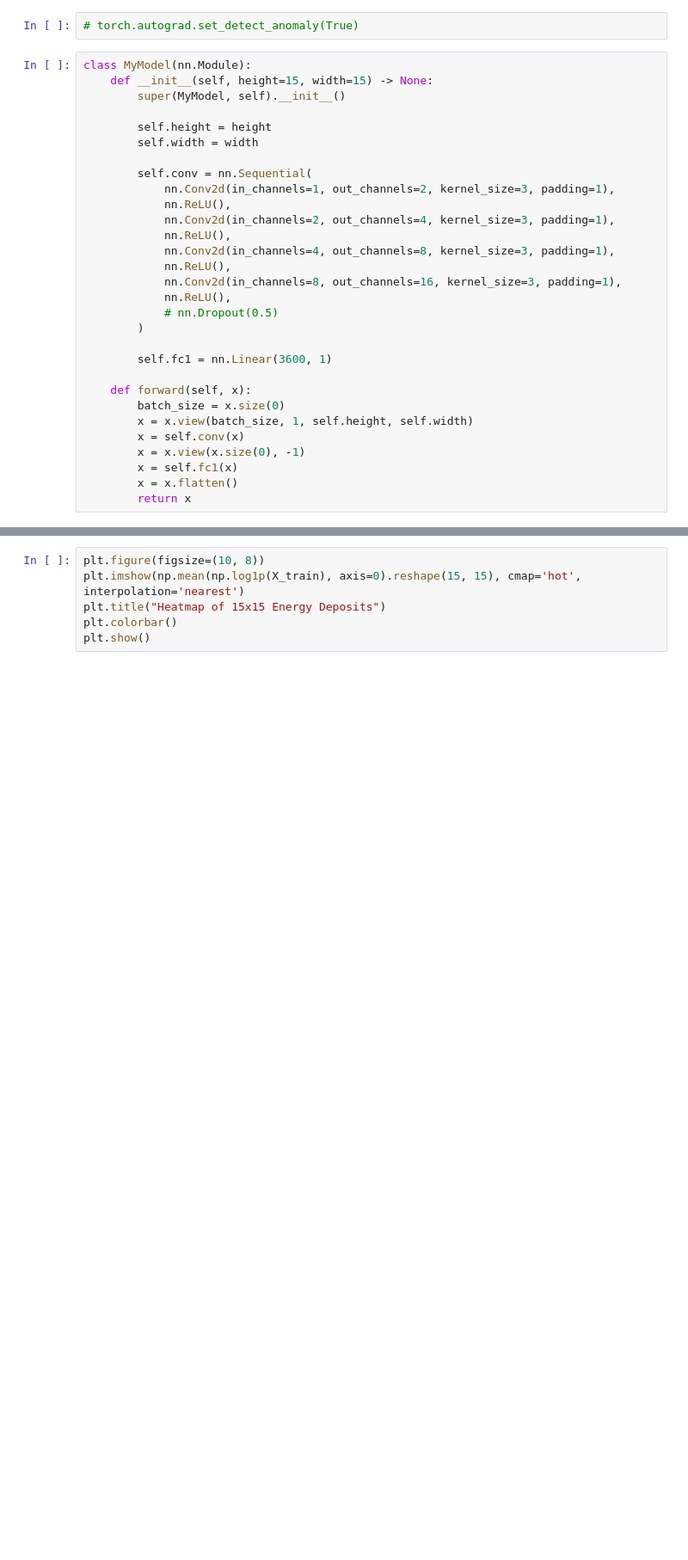
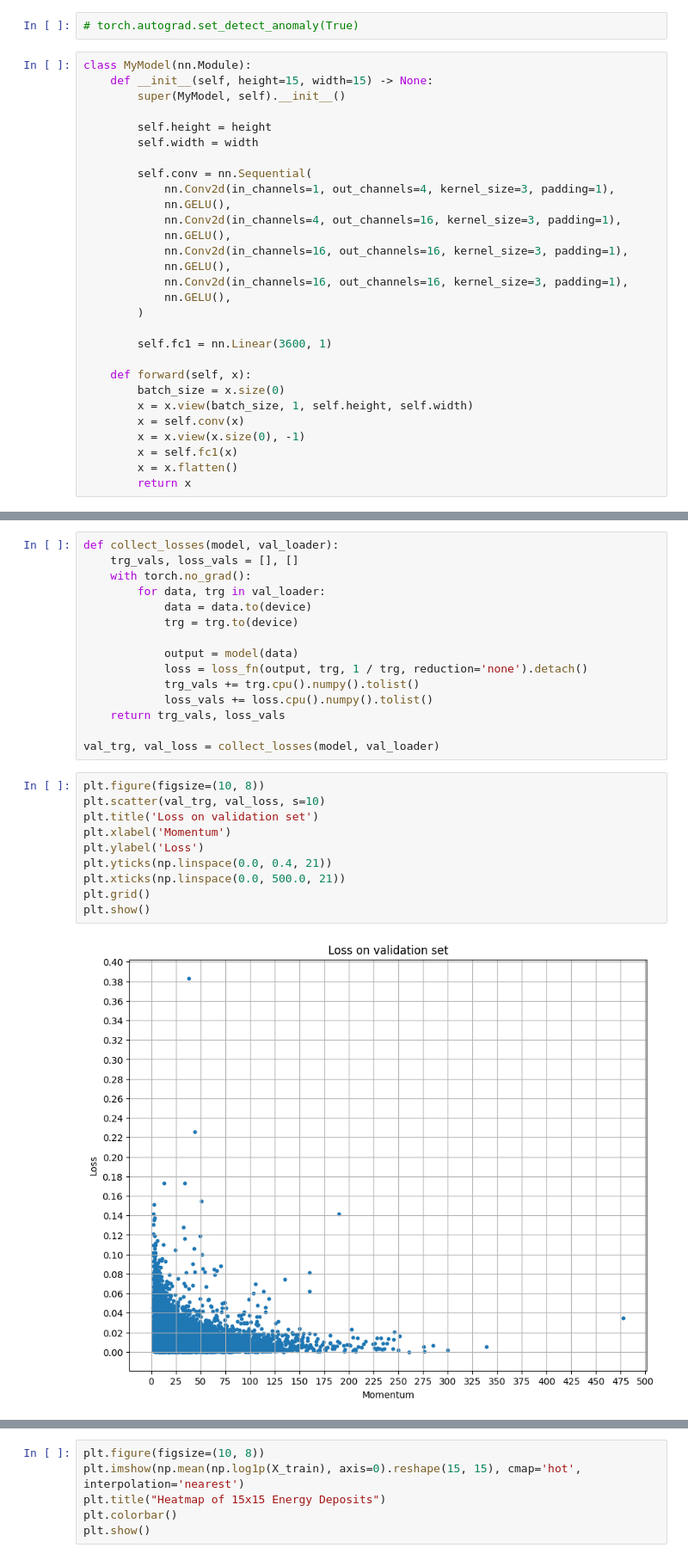
Before and after one commit to dxtvzw/ecal-optimization, a Jupyter notebook: src/experiments.ipynb, the cells around one changed output, grey strips where cells are left out. Shown at 86% size. Drawn from its saved outputs; the diff is of its cells as text; blank space fills up the shorter version.

Commit message:
loss plot

```diff
--- a/src/experiments.ipynb
+++ b/src/experiments.ipynb
@@ -76,15 +80,14 @@ class MyModel(nn.Module):
         self.width = width
 
         self.conv = nn.Sequential(
-            nn.Conv2d(in_channels=1, out_channels=2, kernel_size=3, padding=1),
-            nn.ReLU(),
-            nn.Conv2d(in_channels=2, out_channels=4, kernel_size=3, padding=1),
-            nn.ReLU(),
-            nn.Conv2d(in_channels=4, out_channels=8, kernel_size=3, padding=1),
-            nn.ReLU(),
-            nn.Conv2d(in_channels=8, out_channels=16, kernel_size=3, padding=1),
-            nn.ReLU(),
-            # nn.Dropout(0.5)
+            nn.Conv2d(in_channels=1, out_channels=4, kernel_size=3, padding=1),
+            nn.GELU(),
+            nn.Conv2d(in_channels=4, out_channels=16, kernel_size=3, padding=1),
+            nn.GELU(),
+            nn.Conv2d(in_channels=16, out_channels=16, kernel_size=3, padding=1),
+            nn.GELU(),
+            nn.Conv2d(in_channels=16, out_channels=16, kernel_size=3, padding=1),
+            nn.GELU(),
         )
 
         self.fc1 = nn.Linear(3600, 1)
@@ -228,0 +218,27 @@ Epoch: 40/40 || Batch: 761/801 || Train loss: tensor([0.0164], device='cuda:0')
+# %%
+def collect_losses(model, val_loader):
+    trg_vals, loss_vals = [], []
+    with torch.no_grad():
+        for data, trg in val_loader:
+            data = data.to(device)
+            trg = trg.to(device)
+
+            output = model(data)
+            loss = loss_fn(output, trg, 1 / trg, reduction='none').detach()
+            trg_vals += trg.cpu().numpy().tolist()
+            loss_vals += loss.cpu().numpy().tolist()
+    return trg_vals, loss_vals
+
+val_trg, val_loss = collect_losses(model, val_loader)
+# %%
+plt.figure(figsize=(10, 8))
+plt.scatter(val_trg, val_loss, s=10)
+plt.title('Loss on validation set')
+plt.xlabel('Momentum')
+plt.ylabel('Loss')
+plt.yticks(np.linspace(0.0, 0.4, 21))
+plt.xticks(np.linspace(0.0, 500.0, 21))
+plt.grid()
+plt.show()
+# %% [output]
+[figure, added]
```
Also changed, not shown: parts of 9 cells of this notebook, 3 other files.
